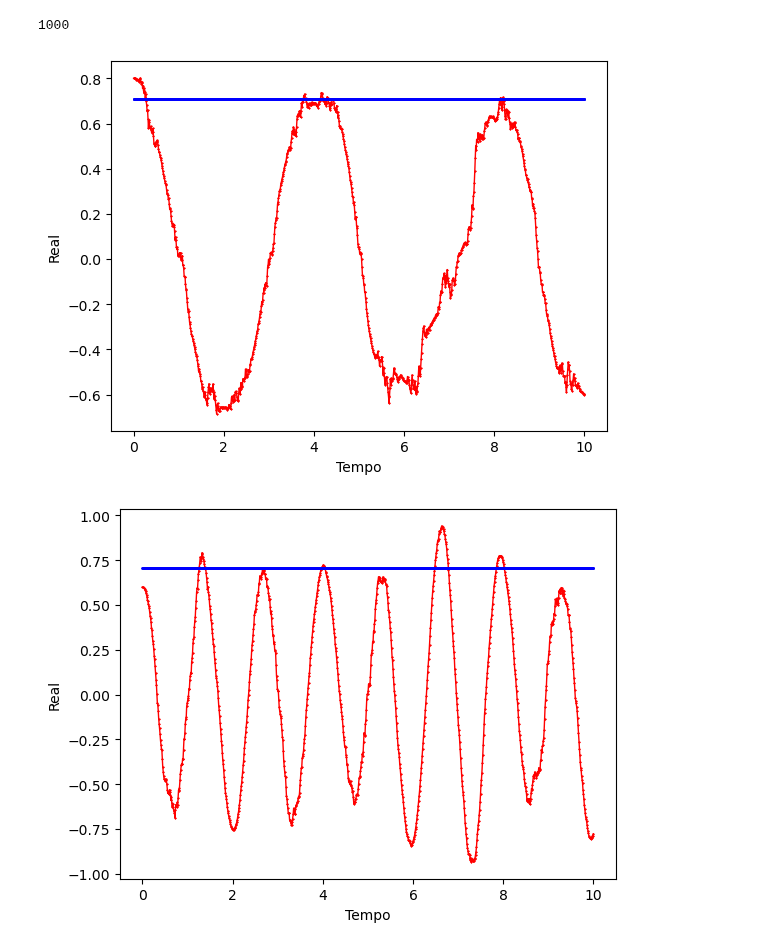
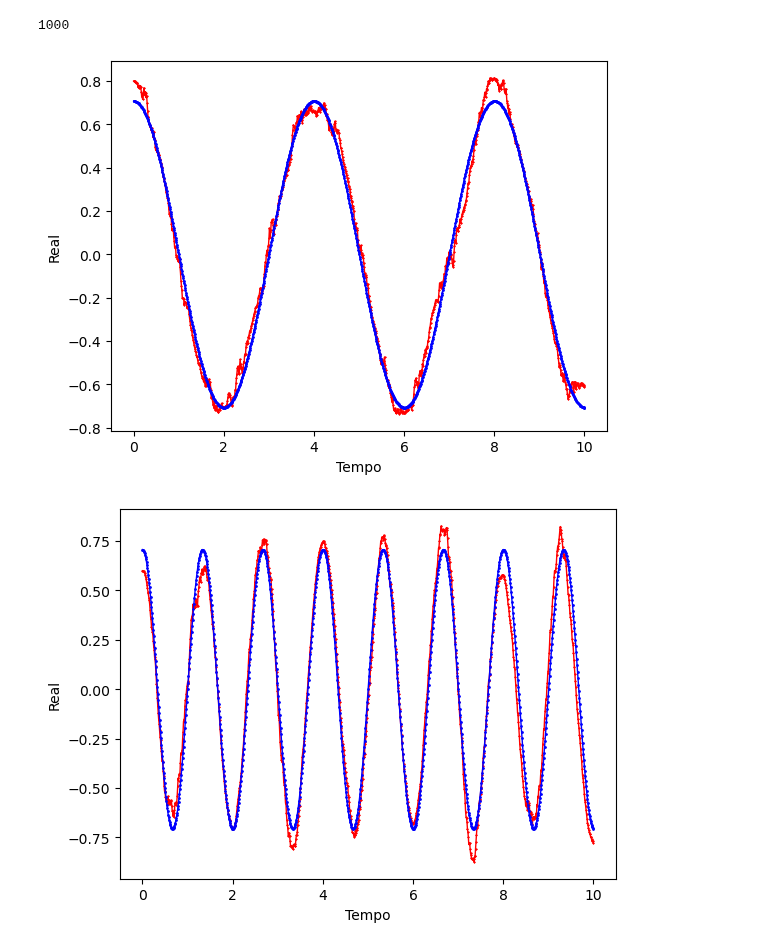
Before and after one commit to GabrielSiqueira1/MPC-Controle-Quantico, a Jupyter notebook: Gradiente Quântico.ipynb, the cells around one changed output. Cells and saved outputs as stored; diff of their text form; code cells hidden in the pictures.

```diff
--- a/Gradiente Quântico.ipynb
+++ b/Gradiente Quântico.ipynb
@@ -99,10 +99,12 @@ def fo(x, D, H, i, psi0):
     M = np.zeros((2,1),dtype=np.complex_)
     N = np.zeros((2,1),dtype=np.complex_)
     O = np.zeros((2,1),dtype=np.complex_)
+    P = np.zeros((2,1),dtype=np.complex_)
 
     Result1 = np.zeros((2,1),dtype=np.complex_)
     Result2 = np.zeros((2,1),dtype=np.complex_)
     Result3 = np.zeros((2,1),dtype=np.complex_)
+    Result4 = np.zeros((2,1),dtype=np.complex_)
 
     M = psi0
 
@@ -117,19 +119,7 @@ def fo(x, D, H, i, psi0):
     Z = np.zeros((2,1),dtype=np.complex_)
     Y = np.zeros((2,1),dtype=np.complex_)
     W = np.zeros((2,1),dtype=np.complex_)
-
-    Z[0][0] = D[0][0]*np.exp(-1*complex(0,1)*(1/2*np.pi)*i/100)
-    Z[1][0] = D[1][0]*np.exp(-1*complex(0,1)*(3/2*np.pi)*i/100)
-
-    Y[0][0] = D[0][0]*np.exp(-1*complex(0,1)*(1/2*np.pi)*(i+1)/100)
-    Y[1][0] = D[1][0]*np.exp(-1*complex(0,1)*(3/2*np.pi)*(i+1)/100)
-
-    W[0][0] = D[0][0]*np.exp(-1*complex(0,1)*(1/2*np.pi)*(i+2)/100)
-    W[1][0] = D[1][0]*np.exp(-1*complex(0,1)*(3/2*np.pi)*(i+2)/100)
-
-    Z = np.zeros((2,1),dtype=np.complex_)
-    Y = np.zeros((2,1),dtype=np.complex_)
-    W = np.zeros((2,1),dtype=np.complex_)
+    X = np.zeros((2,1),dtype=np.complex_)
 
     Z[0][0] = D[0][0]*np.exp(-1*complex(0,1)*(1/2*np.pi)*i/100)
     Z[1][0] = D[1][0]*np.exp(-1*complex(0,1)*(3/2*np.pi)*i/100)
@@ -183,19 +173,6 @@ def foS(x, alpha, d, D, H, i, psi0):
     W[0][0] = D[0][0]*np.exp(-1*complex(0,1)*(1/2*np.pi)*(i+2)/100)
     W[1][0] = D[1][0]*np.exp(-1*complex(0,1)*(3/2*np.pi)*(i+2)/100)
 
-    Z = np.zeros((2,1),dtype=np.complex_)
-    Y = np.zeros((2,1),dtype=np.complex_)
-    W = np.zeros((2,1),dtype=np.complex_)
-
-    Z[0][0] = D[0][0]*np.exp(-1*complex(0,1)*(1/2*np.pi)*i/100)
-    Z[1][0] = D[1][0]*np.exp(-1*complex(0,1)*(3/2*np.pi)*i/100)
-
-    Y[0][0] = D[0][0]*np.exp(-1*complex(0,1)*(1/2*np.pi)*(i+1)/100)
-    Y[1][0] = D[1][0]*np.exp(-1*complex(0,1)*(3/2*np.pi)*(i+1)/100)
-
-    W[0][0] = D[0][0]*np.exp(-1*complex(0,1)*(1/2*np.pi)*(i+2)/100)
-    W[1][0] = D[1][0]*np.exp(-1*complex(0,1)*(3/2*np.pi)*(i+2)/100)
-
     return (np.linalg.norm(Z-M)**2+np.linalg.norm(Y-N)**2+np.linalg.norm(W-O)**2)
 # %%
 def SecaoAurea(d, x, D, H, i, psi0):
@@ -238,7 +215,7 @@ def gradiente(x, D, H, i, psi0):
 # %%
 def MetodoGrad(x, D, H, i, psi0):
 
-    eps = 0.00000001
+    eps = 0.00000000001
     errox = eps + 1
     xant = x.copy()
 
@@ -358,28 +335,28 @@ plt.plot(ts, x, color='r', marker='*', linewidth=1, markersize=1)
 p = []
 
 for i in range(0, 1000):
-    p.append(1/np.sqrt(2))
+    p.append(1/np.sqrt(2)*np.exp(-1*complex(0,1)*(1/2*np.pi)*i/100))
 
 plt.plot(ts, p, color='b', marker='o',  linewidth=1, markersize=1)
 plt.show()
 # %% [output]
-[figure, old version]
+[figure, new version]
 # %%
 ts = np.linspace(0, 10, 1000)
 
 x = [ele.real for ele in Resp[1]]
 y = [ele.imag for ele in Resp[1]]
 
 plt.ylabel('Real')
 plt.xlabel('Tempo')
 plt.plot(ts, x, color='r', marker='*', linewidth=1, markersize=1)
 
 p = []
 
 for i in range(0, 1000):
-    p.append(1/np.sqrt(2))
+    p.append(1/np.sqrt(2)*np.exp(-3*complex(0,1)*(1/2*np.pi)*i/100))
 
 plt.plot(ts, p, color='b', marker='o',  linewidth=1, markersize=1)
 plt.show()
 # %% [output]
-[figure, old version]
+[figure, new version]
```
Also changed, not shown: parts of 1 cell of this notebook, 2 other files.
